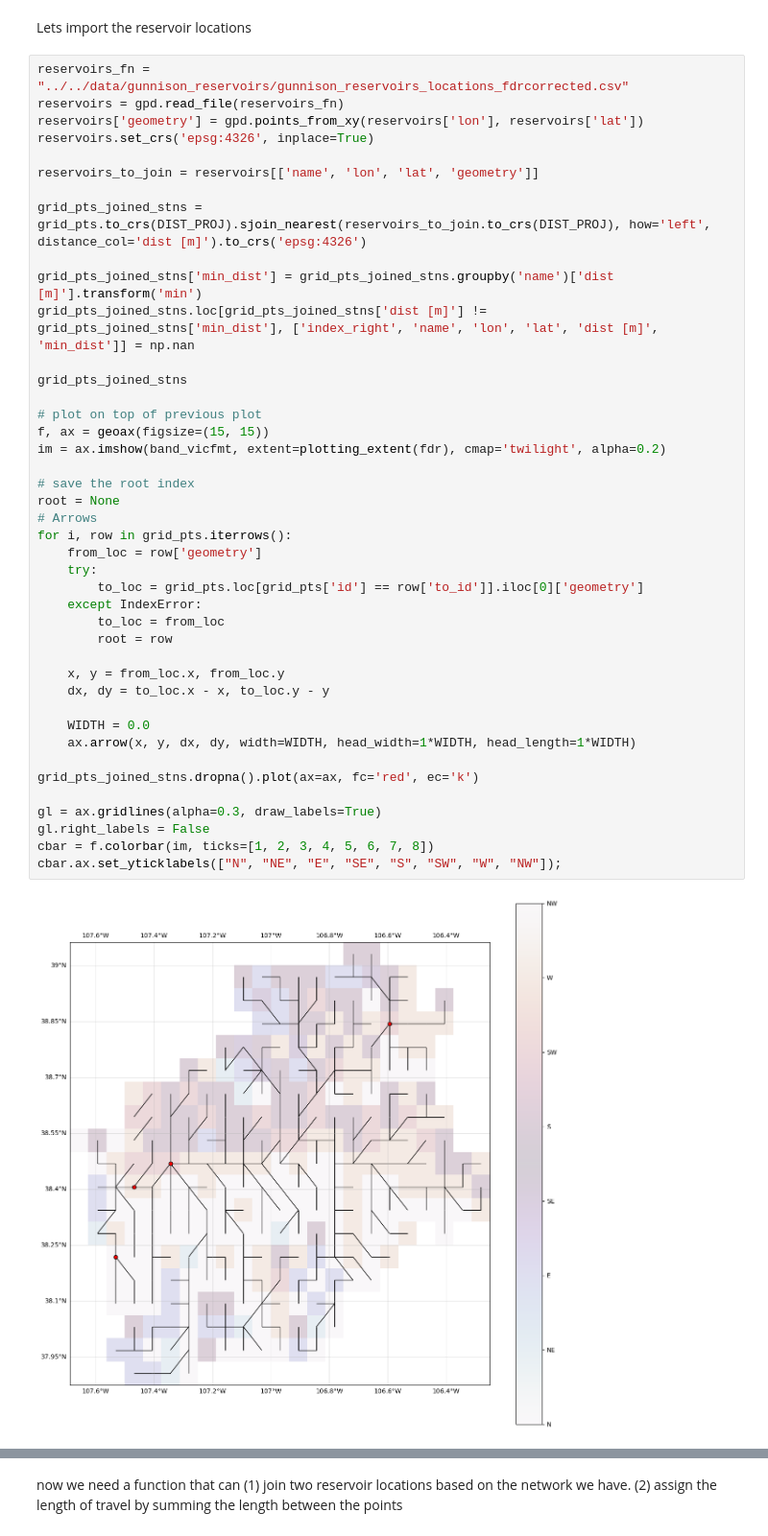
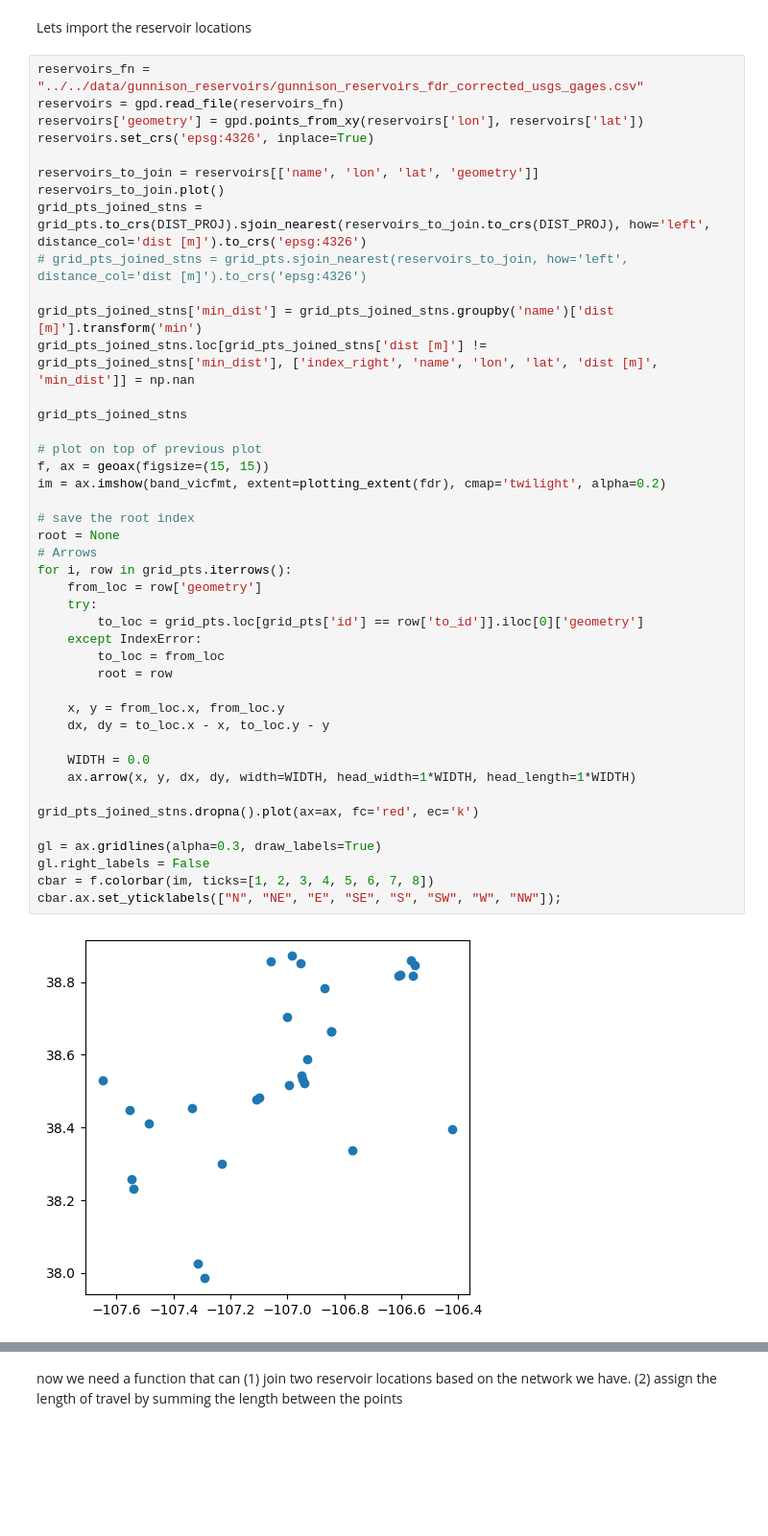
Before and after one commit to UW-SASWE/ResORR, a Jupyter notebook: notebooks/methods/Network-Generation.ipynb, the cells around one changed output, grey strips where cells are left out. Shown at 96% size. Saved outputs shown, nothing was run; the diff lists cells and outputs as text; blank space fills up the shorter version.

Commit message:
add from https://github.com/pritamd47/ReservoirNetwork

```diff
--- a/notebooks/methods/Network-Generation.ipynb
+++ b/notebooks/methods/Network-Generation.ipynb
@@ -185,14 +192,15 @@ Name: 208, dtype: object
 # %% [markdown]
 Lets import the reservoir locations
 # %%
-reservoirs_fn = "../../data/gunnison_reservoirs/gunnison_reservoirs_locations_fdrcorrected.csv"
+reservoirs_fn = "../../data/gunnison_reservoirs/gunnison_reservoirs_fdr_corrected_usgs_gages.csv"
 reservoirs = gpd.read_file(reservoirs_fn)
 reservoirs['geometry'] = gpd.points_from_xy(reservoirs['lon'], reservoirs['lat'])
 reservoirs.set_crs('epsg:4326', inplace=True)
 
 reservoirs_to_join = reservoirs[['name', 'lon', 'lat', 'geometry']]
-
+reservoirs_to_join.plot()
 grid_pts_joined_stns = grid_pts.to_crs(DIST_PROJ).sjoin_nearest(reservoirs_to_join.to_crs(DIST_PROJ), how='left', distance_col='dist [m]').to_crs('epsg:4326')
+# grid_pts_joined_stns = grid_pts.sjoin_nearest(reservoirs_to_join, how='left', distance_col='dist [m]').to_crs('epsg:4326')
 
 grid_pts_joined_stns['min_dist'] = grid_pts_joined_stns.groupby('name')['dist [m]'].transform('min')
 grid_pts_joined_stns.loc[grid_pts_joined_stns['dist [m]'] != grid_pts_joined_stns['min_dist'], ['index_right', 'name', 'lon', 'lat', 'dist [m]', 'min_dist']] = np.nan
@@ -200,31 +208,31 @@ grid_pts_joined_stns.loc[grid_pts_joined_stns['dist [m]'] != grid_pts_joined_stn
 grid_pts_joined_stns
 
 # plot on top of previous plot
 f, ax = geoax(figsize=(15, 15))
 im = ax.imshow(band_vicfmt, extent=plotting_extent(fdr), cmap='twilight', alpha=0.2)
 
 # save the root index
 root = None
 # Arrows
 for i, row in grid_pts.iterrows():
     from_loc = row['geometry']
     try:
         to_loc = grid_pts.loc[grid_pts['id'] == row['to_id']].iloc[0]['geometry']
     except IndexError:
         to_loc = from_loc
         root = row
 
     x, y = from_loc.x, from_loc.y
     dx, dy = to_loc.x - x, to_loc.y - y
 
     WIDTH = 0.0
     ax.arrow(x, y, dx, dy, width=WIDTH, head_width=1*WIDTH, head_length=1*WIDTH)
 
 grid_pts_joined_stns.dropna().plot(ax=ax, fc='red', ec='k')
 
 gl = ax.gridlines(alpha=0.3, draw_labels=True)
 gl.right_labels = False
 cbar = f.colorbar(im, ticks=[1, 2, 3, 4, 5, 6, 7, 8])
 cbar.ax.set_yticklabels(["N", "NE", "E", "SE", "S", "SW", "W", "NW"]);
 # %% [output]
-[figure, old version]
+[figure, new version]
```
Also changed, not shown: parts of 6 cells of this notebook, 6 other files.
